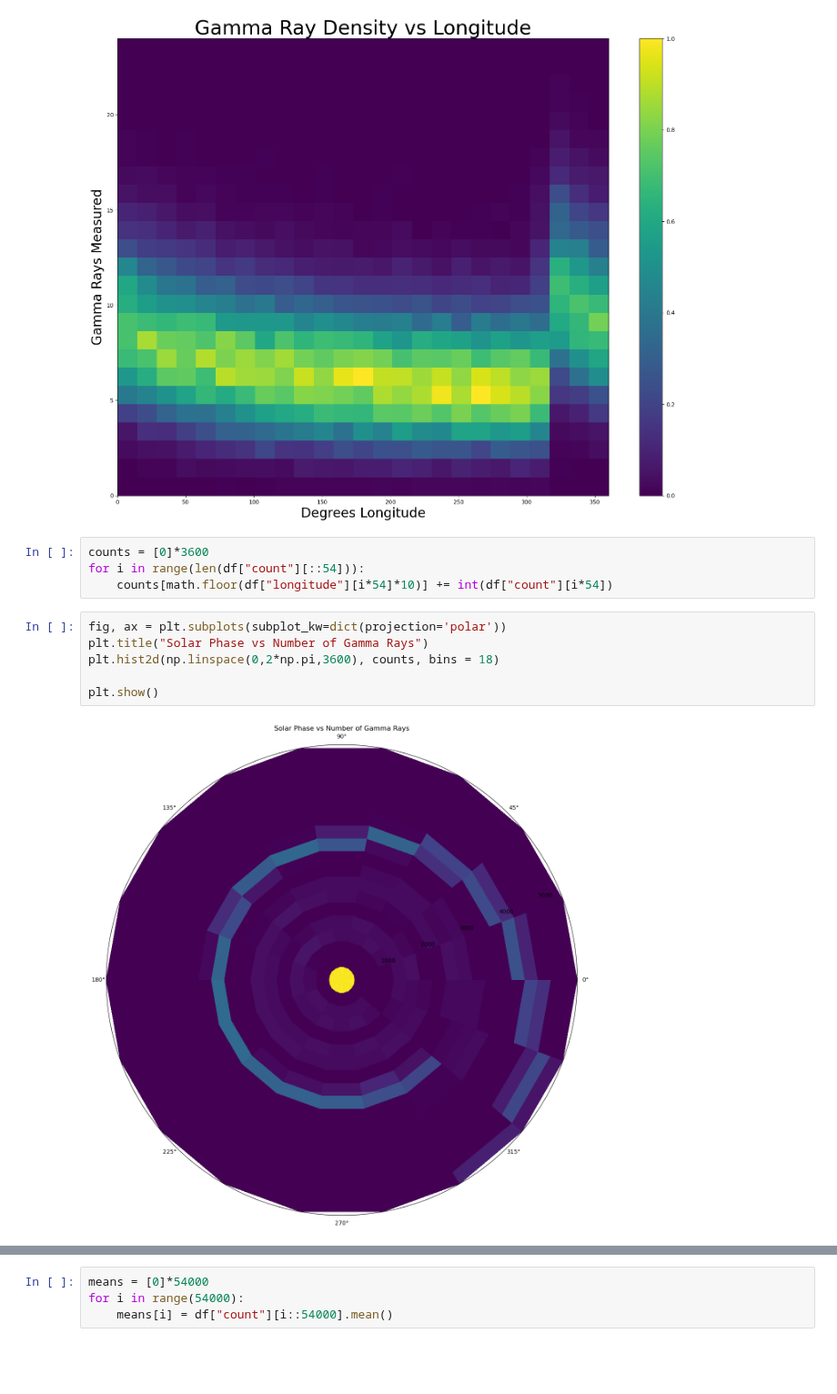
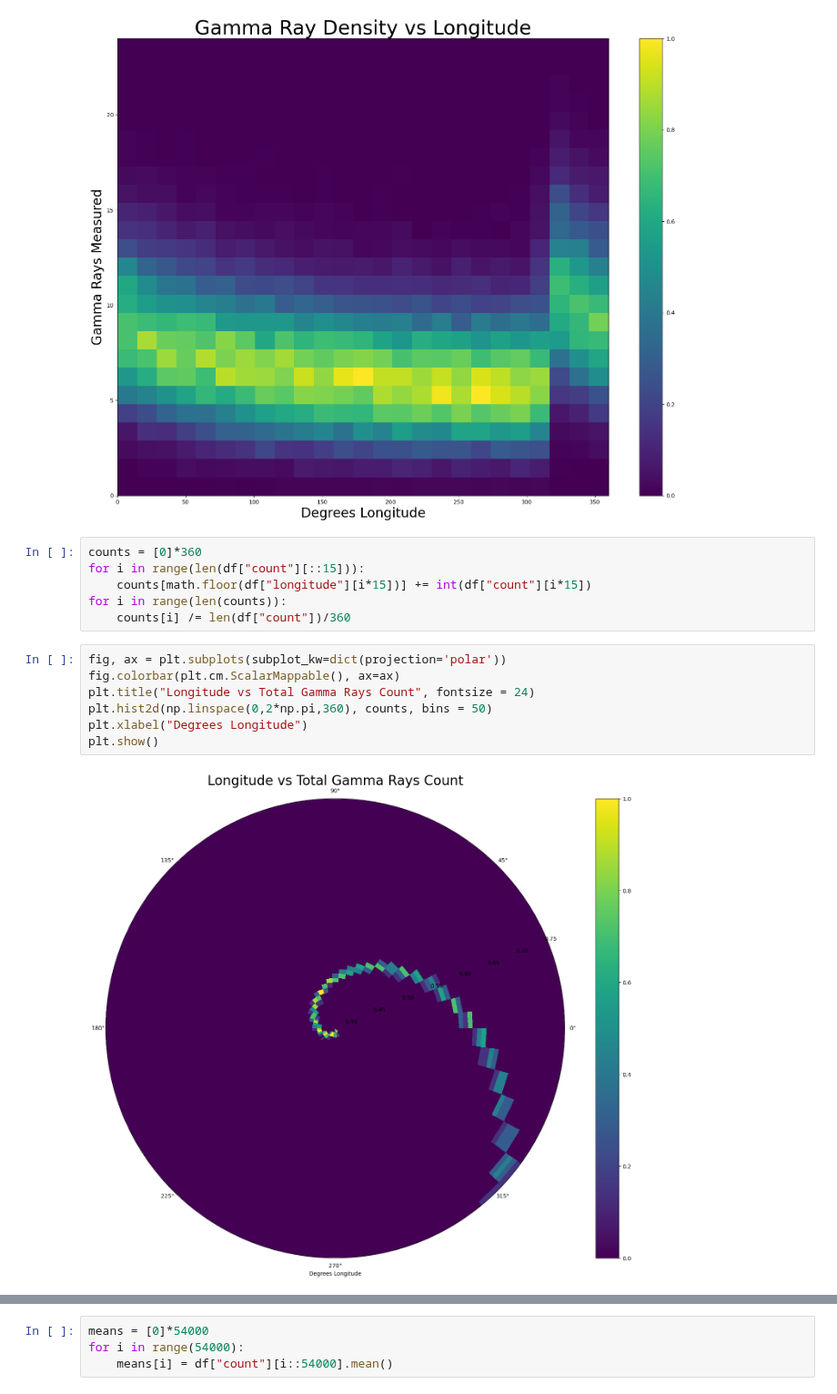
Before and after one commit to WyattOtsuka/PHYS434, a Jupyter notebook: lab4.ipynb, the cells around one changed output, grey strips where cells are left out. Shown at 91% size. Cells and saved outputs as stored; diff of their text form; blank space fills up the shorter version.

Commit message:
adjusting graphs for 1.2 and 1.3, explaining 1.3

```diff
--- a/lab4.ipynb
+++ b/lab4.ipynb
@@ -45,15 +45,18 @@ plt.show()
 # %% [output]
 [figure]
 # %%
-counts = [0]*3600
-for i in range(len(df["count"][::54])):
-    counts[math.floor(df["longitude"][i*54]*10)] += int(df["count"][i*54])
+counts = [0]*360
+for i in range(len(df["count"][::15])):
+    counts[math.floor(df["longitude"][i*15])] += int(df["count"][i*15])
+for i in range(len(counts)):
+    counts[i] /= len(df["count"])/360
 # %%
 fig, ax = plt.subplots(subplot_kw=dict(projection='polar'))
-plt.title("Solar Phase vs Number of Gamma Rays")
-plt.hist2d(np.linspace(0,2*np.pi,3600), counts, bins = 18)
-
+fig.colorbar(plt.cm.ScalarMappable(), ax=ax)
+plt.title("Longitude vs Total Gamma Rays Count", fontsize = 24)
+plt.hist2d(np.linspace(0,2*np.pi,360), counts, bins = 50)
+plt.xlabel("Degrees Longitude")
 plt.show()
 # %% [output]
-[figure, old version]
+[figure, new version]
 # %% [markdown]
```
Also changed, not shown: parts of 8 cells of this notebook.
